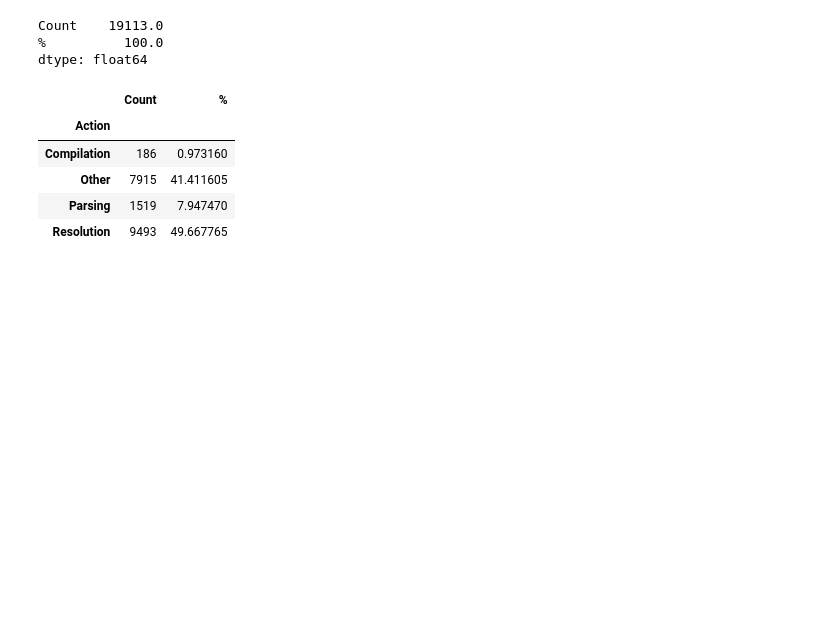
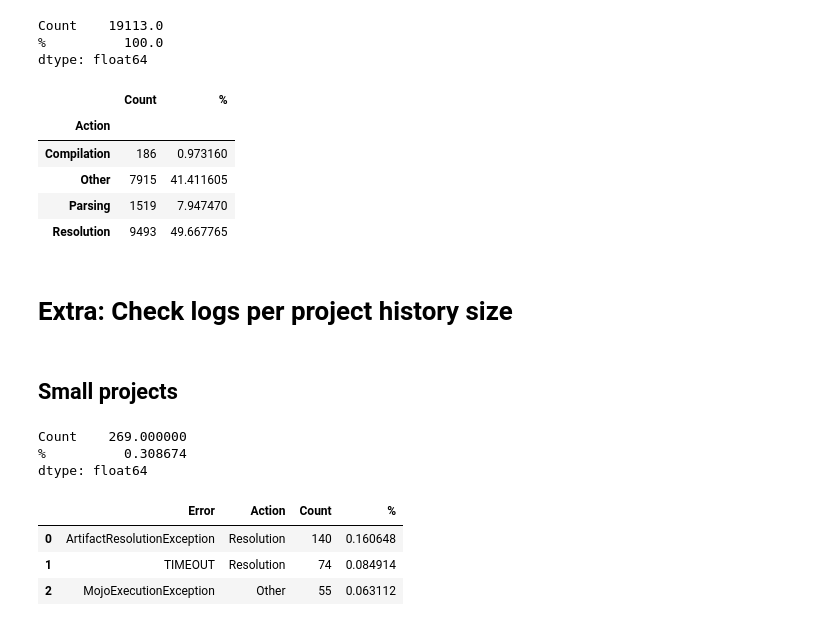
Before and after one commit to Maes95/BuildabilityStudy, a Jupyter notebook: notebooks/ProjectAnalysis/ApacheProyectsAnalysis/ApacheLogAnalysis.ipynb, the cells around one changed output. Saved outputs shown, nothing was run; the diff lists cells and outputs as text; code cells hidden in the pictures; blank space fills up the shorter version.

```diff
--- a/notebooks/ProjectAnalysis/ApacheProyectsAnalysis/ApacheLogAnalysis.ipynb
+++ b/notebooks/ProjectAnalysis/ApacheProyectsAnalysis/ApacheLogAnalysis.ipynb
@@ -1114,3 +1094,5 @@ dtype: float64
 | Other | 7915 | 41.411605 |
 | Parsing | 1519 | 7.947470 |
 | Resolution | 9493 | 49.667765 |
+# %% [markdown]
+# Extra: Check logs per project history size
@@ -1116,0 +1102,14 @@ dtype: float64
+# %% [markdown]
+## Small projects
+# %%
+small_projects = filter(lambda project: project['total'] < q1, all_projects_summary)
+summary_small_projects_df = pd.DataFrame(small_projects)
+report(summary_small_projects_df["new_errors"].sum())
+# %% [output]
+Count    269.000000
+%          0.308674
+dtype: float64
+|  | Error | Action | Count | % |
+| 0 | ArtifactResolutionException | Resolution | 140 | 0.160648 |
+| 1 | TIMEOUT | Resolution | 74 | 0.084914 |
+| 2 | MojoExecutionException | Other | 55 | 0.063112 |
```
Also changed, not shown: parts of 16 cells of this notebook.
